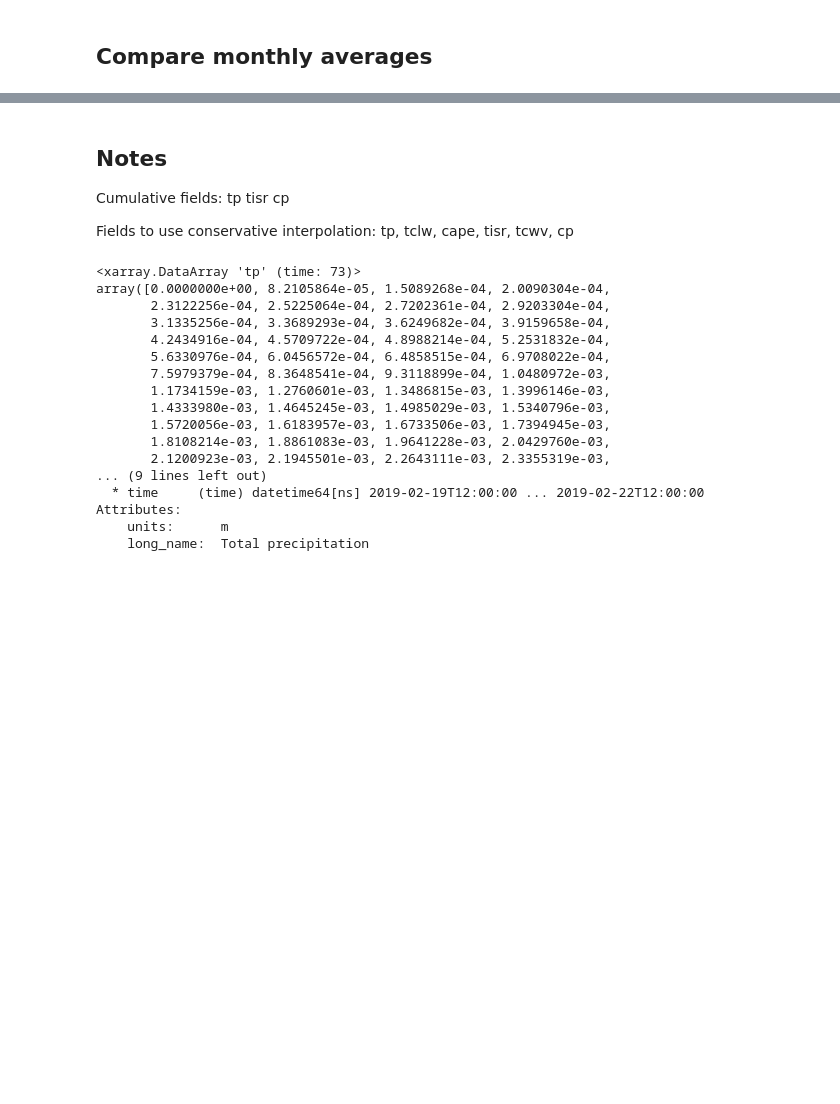
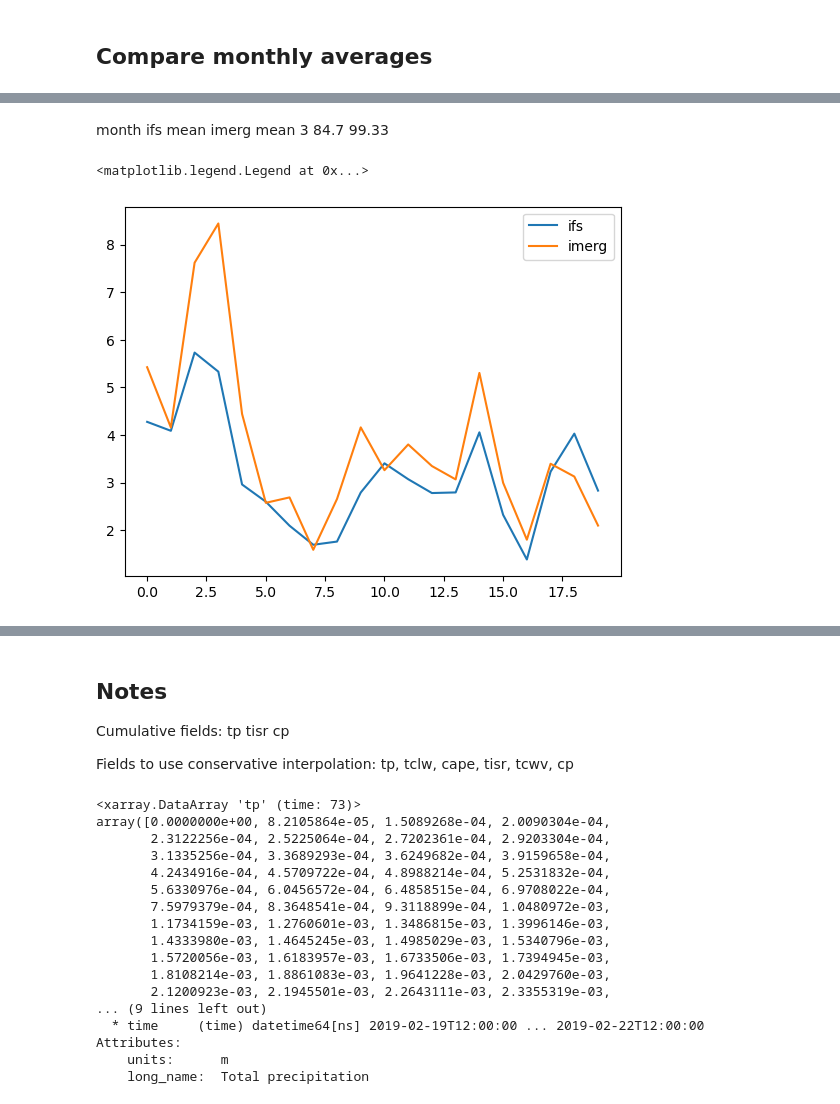
Before and after one commit to mlangguth89/downscaling-cgan, a Jupyter notebook: notebooks/investigate_ifs_data.ipynb, the cells around one changed output, grey strips where cells are left out. Saved outputs shown, nothing was run; the diff lists cells and outputs as text; code cells hidden in the pictures; blank space fills up the shorter version.

```diff
--- a/notebooks/investigate_ifs_data.ipynb
+++ b/notebooks/investigate_ifs_data.ipynb
@@ -98,0 +90,12 @@ imerg_monthly_tot.mean()
+# %% [markdown]
+month         ifs mean      imerg mean
+3             84.7          99.33
+# %%
+import matplotlib.pyplot as plt
+
+plt.plot([np.mean(item) for item in ifs_daily_tot.values()], label='ifs')
+plt.plot([np.mean(item) for item in imerg_daily_tot.values()], label='imerg')
+plt.legend()
+# %% [output]
+<matplotlib.legend.Legend at 0x...>
+[figure, added]
```
Also changed, not shown: parts of 10 cells of this notebook, 12 other files.
